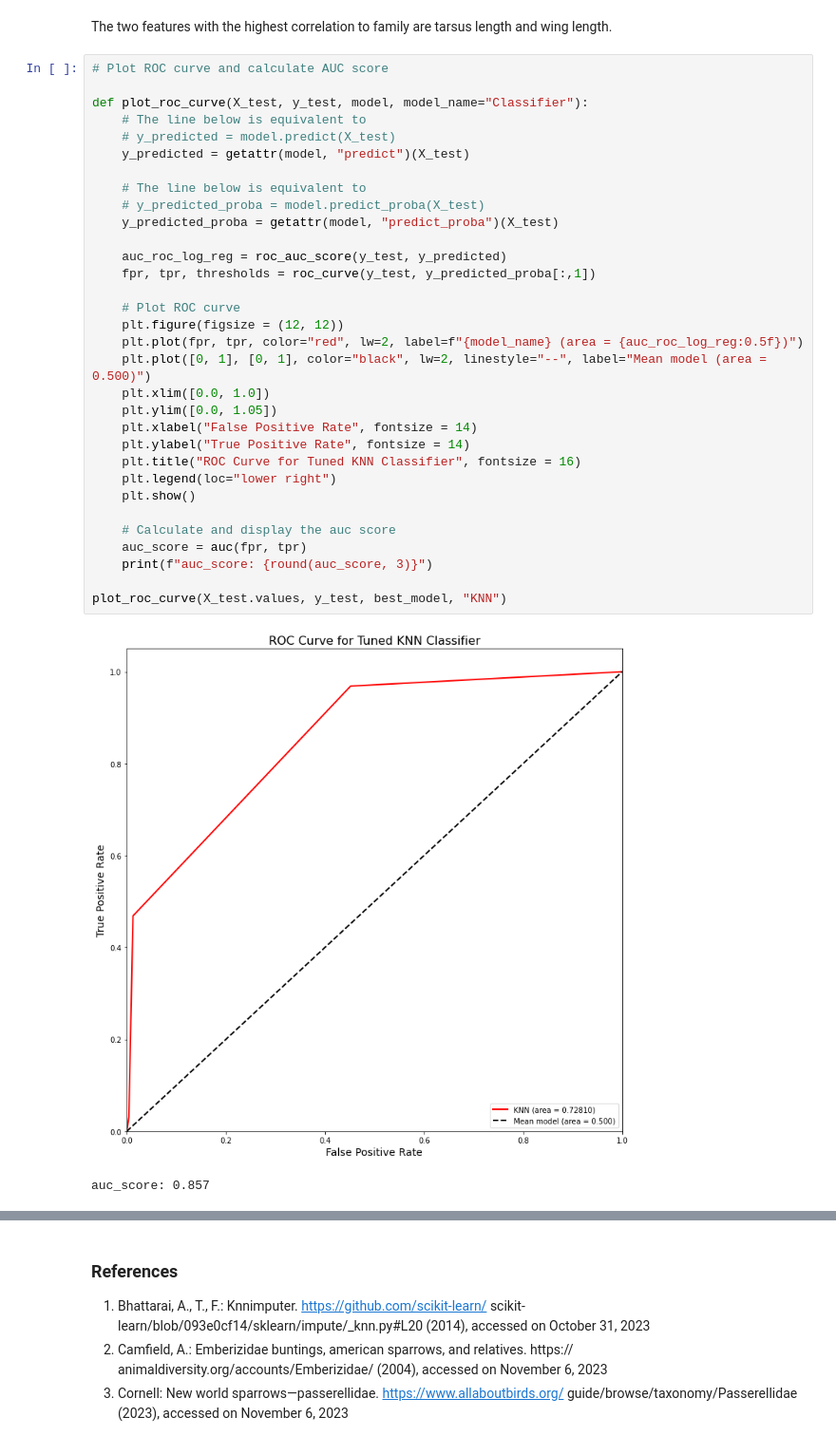
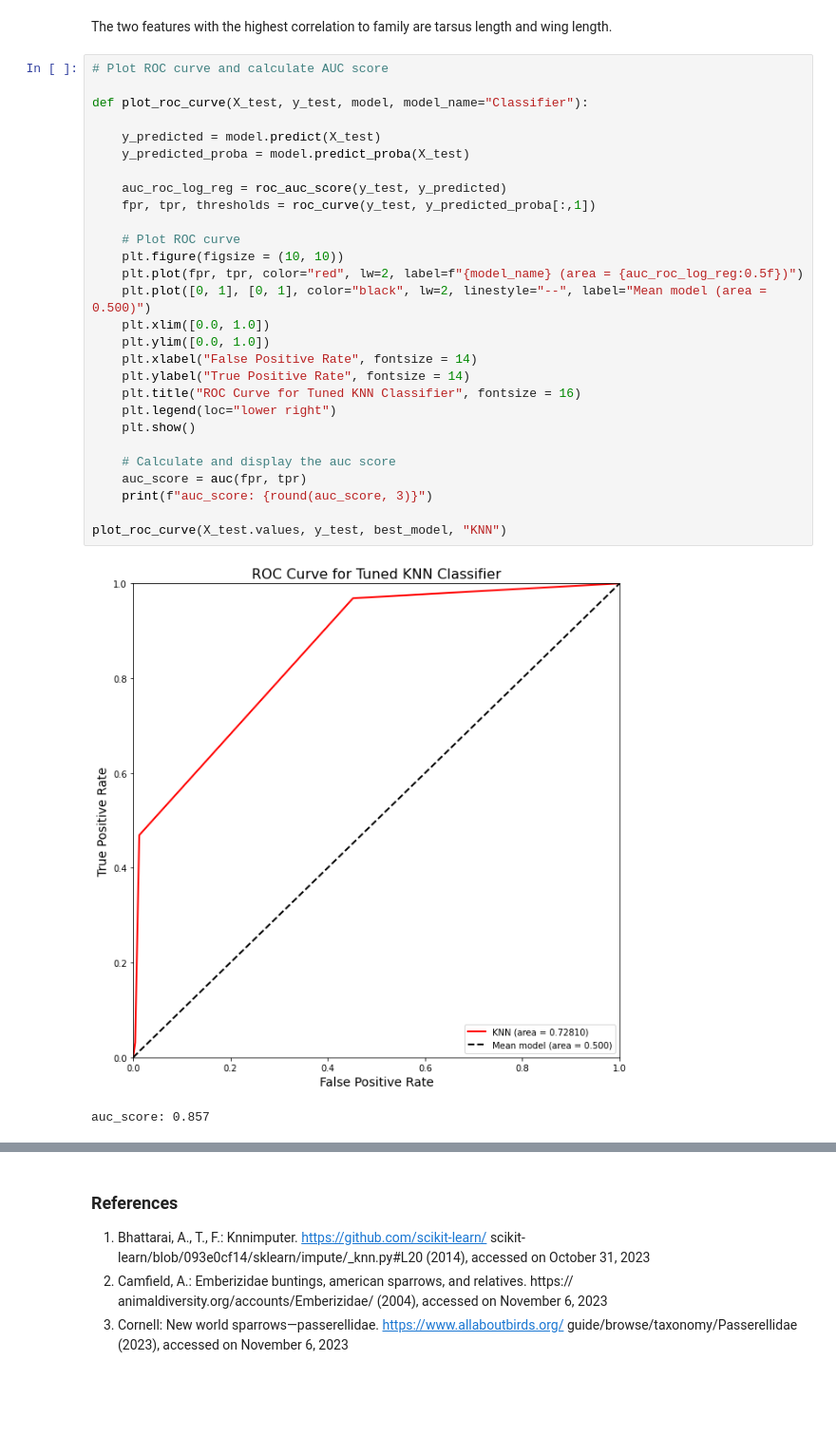
Before and after one commit to bethharvey/capstone-project, a Jupyter notebook: avonet_bird_identification.ipynb, the cells around one changed output, grey strips where cells are left out. Shown at 95% size. Drawn from its saved outputs; the diff is of its cells as text; blank space fills up the shorter version.

```diff
--- a/avonet_bird_identification.ipynb
+++ b/avonet_bird_identification.ipynb
@@ -1234,37 +1221,33 @@ The two features with the highest correlation to family are tarsus length and wi
 # %%
 # Plot ROC curve and calculate AUC score
 
 def plot_roc_curve(X_test, y_test, model, model_name="Classifier"):
-    # The line below is equivalent to
-    # y_predicted = model.predict(X_test)
-    y_predicted = getattr(model, "predict")(X_test)
 
-    # The line below is equivalent to
-    # y_predicted_proba = model.predict_proba(X_test)
-    y_predicted_proba = getattr(model, "predict_proba")(X_test)
+    y_predicted = model.predict(X_test)
+    y_predicted_proba = model.predict_proba(X_test)
 
     auc_roc_log_reg = roc_auc_score(y_test, y_predicted)
     fpr, tpr, thresholds = roc_curve(y_test, y_predicted_proba[:,1])
 
     # Plot ROC curve
-    plt.figure(figsize = (12, 12))
+    plt.figure(figsize = (10, 10))
     plt.plot(fpr, tpr, color="red", lw=2, label=f"{model_name} (area = {auc_roc_log_reg:0.5f})")
     plt.plot([0, 1], [0, 1], color="black", lw=2, linestyle="--", label="Mean model (area = 0.500)")
     plt.xlim([0.0, 1.0])
-    plt.ylim([0.0, 1.05])
+    plt.ylim([0.0, 1.0])
     plt.xlabel("False Positive Rate", fontsize = 14)
     plt.ylabel("True Positive Rate", fontsize = 14)
     plt.title("ROC Curve for Tuned KNN Classifier", fontsize = 16)
     plt.legend(loc="lower right")
     plt.show()
 
     # Calculate and display the auc score
     auc_score = auc(fpr, tpr)
     print(f"auc_score: {round(auc_score, 3)}")
 
 plot_roc_curve(X_test.values, y_test, best_model, "KNN")
 # %% [output]
-[figure, old version]
+[figure, new version]
 auc_score: 0.857
 # %%
 # Define function to plot a confusion matrix
```
Also changed, not shown: parts of 6 cells of this notebook, 7 other files.
